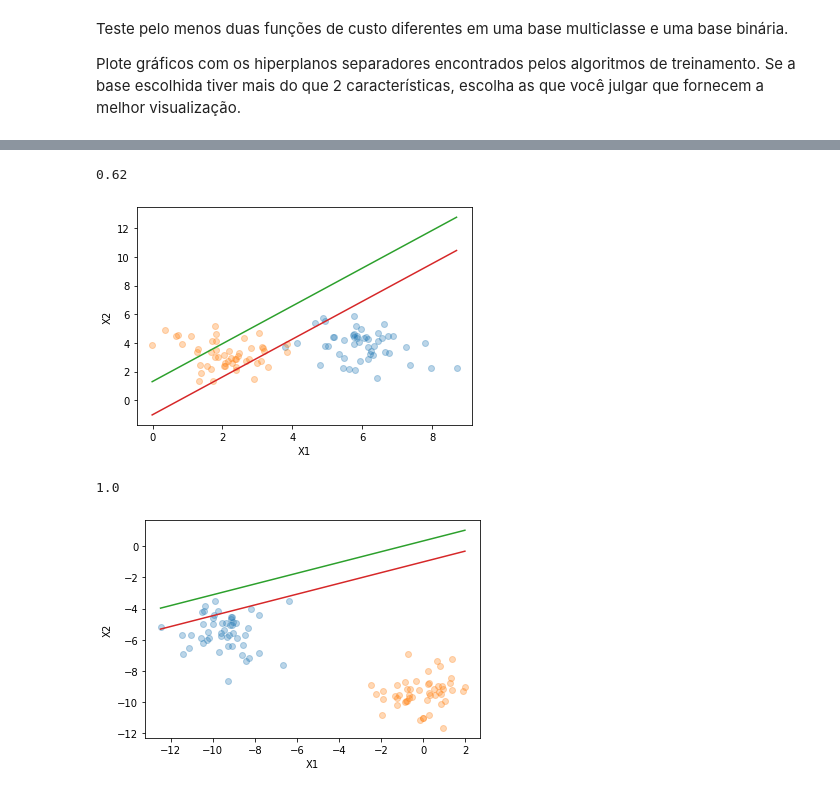
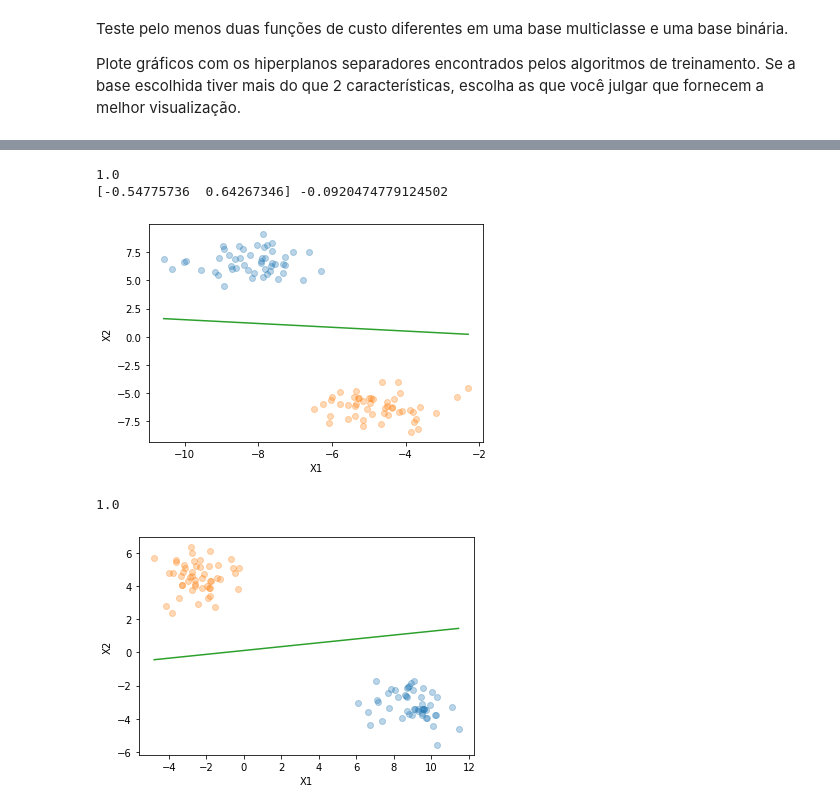
Before and after one commit to Vinicius42-00/Redes-Neurais, a Jupyter notebook: Perceptron_Multiclasse.ipynb, the cells around one changed output, grey strips where cells are left out. Saved outputs shown, nothing was run; the diff lists cells and outputs as text; code cells hidden in the pictures.

```diff
--- a/Perceptron_Multiclasse.ipynb
+++ b/Perceptron_Multiclasse.ipynb
@@ -186,19 +186,19 @@ for i in range(len(set(y))):
 # %%
 # Base Binária  - Gerador de Data Set Binario - Custo MSE
 
 X, y = geradataset_bin(100)
 perceptron = Perceptron()
 perceptron.fit(X, y)
 ypred = perceptron.predict(X)
 y = y*2-1
 print(sum(y == ypred)/len(y))
 #print(perceptron.w[1:], perceptron.w[0])
 plotadataset(X, y)
-for i in range(len(set(y))):
-    plotahiperplano(perceptron.w, perceptron.w[i], min(X[:,0]), max(X[:,0]))
+plotahiperplano(perceptron.w, perceptron.w[0], min(X[:,0]), max(X[:,0]))
 # %% [output]
-0.62
+1.0
+[-0.54775736  0.64267346] -0.0920474779124502
-[figure, old version]
+[figure, new version]
 # %%
 # Base Binária 2 - Gerador de Data Set Binario - Custo Hinge Loss
 
@@ -210,8 +210,7 @@ y = y*2-1
 print(sum(y == ypred)/len(y))
 #print(perceptron_hl.w[1:], perceptron_hl.w[0])
 plotadataset(X, y)
-for i in range(len(set(y))):
-    plotahiperplano(perceptron_hl.w, perceptron_hl.w[i], min(X[:,0]), max(X[:,0]))
+plotahiperplano(perceptron_hl.w, perceptron_hl.w[0], min(X[:,0]), max(X[:,0]))
 # %% [output]
 1.0
-[figure, old version]
+[figure, new version]
```
Also changed, not shown: parts of 2 cells of this notebook.
